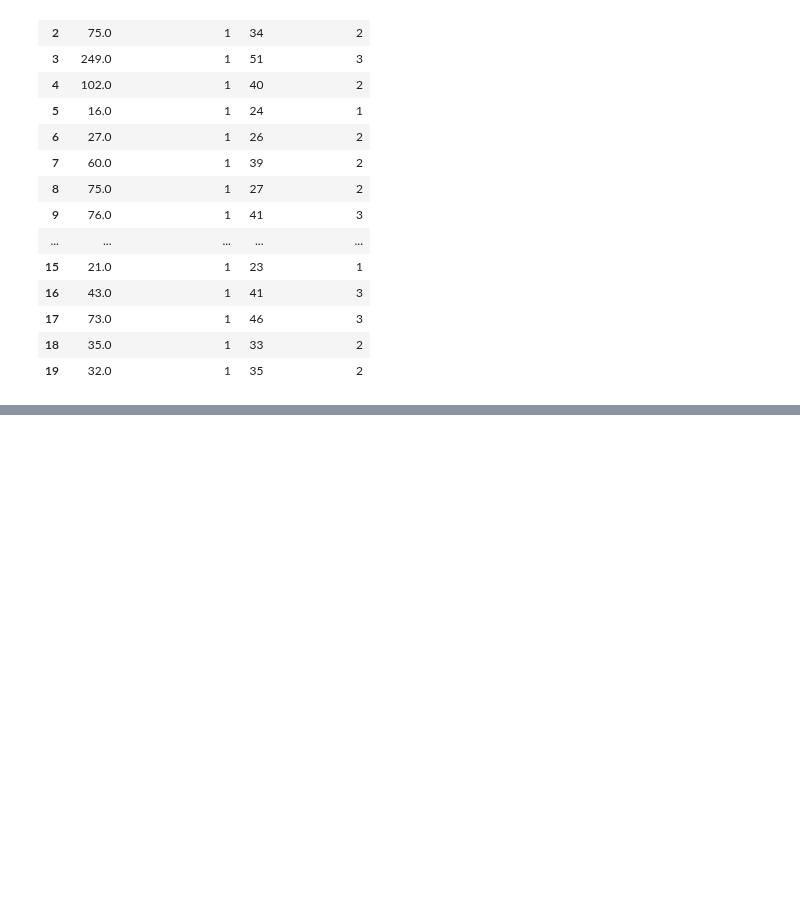
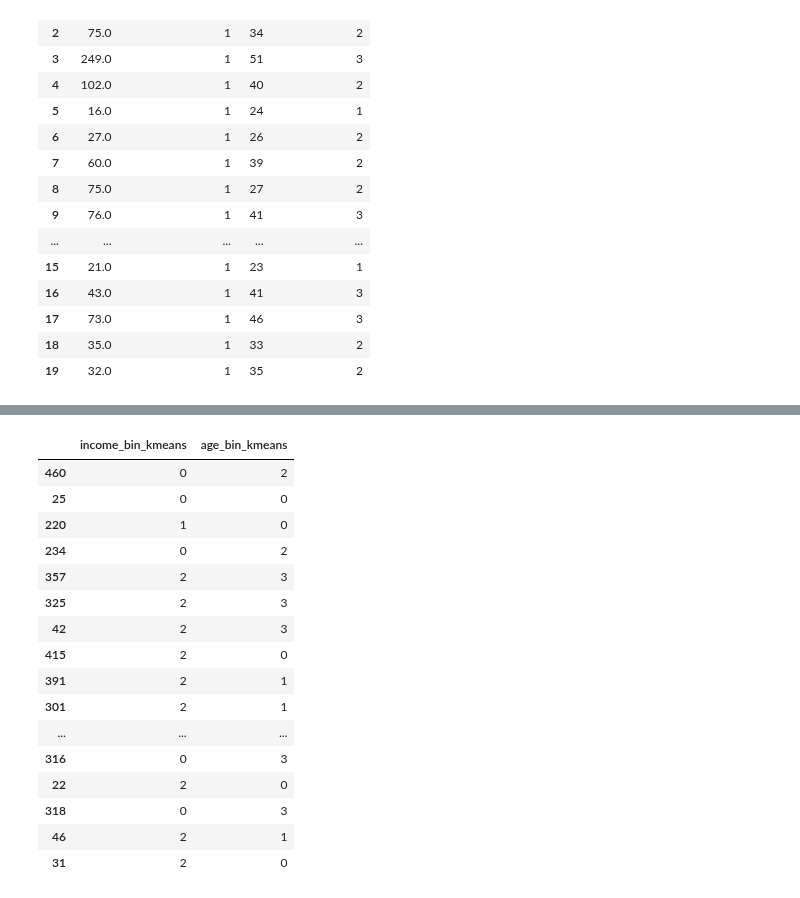
Before and after one commit to matinmahmoudi/Kaggle, a Jupyter notebook: complete-guide-to-transformation-from-a-to-z.ipynb, the cells around one changed output, grey strips where cells are left out. Cells and saved outputs as stored; diff of their text form; code cells hidden in the pictures; blank space fills up the shorter version.

```diff
--- a/complete-guide-to-transformation-from-a-to-z.ipynb
+++ b/complete-guide-to-transformation-from-a-to-z.ipynb
@@ -836,0 +940,47 @@ data_discretized[['income', 'income_bin_domain', 'age', 'age_bin_domain']].head(
+# %%
+from sklearn.cluster import KMeans
+import pandas as pd
+
+
+# Initialize the KMeans model for binning
+kmeans = KMeans(n_clusters=4, random_state=42)
+
+# Select the columns to discretize
+columns_to_discretize = ['income', 'age']
+
+# Fit the KMeans model to the training data and transform both training and testing data
+train_data_discretized = train_data.copy()
+test_data_discretized = test_data.copy()
+
+for column in columns_to_discretize:
+    # Reshape the data for KMeans
+    train_col_reshaped = train_data[[column]].values.reshape(-1, 1)
+    test_col_reshaped = test_data[[column]].values.reshape(-1, 1)
+
+    # Fit the KMeans model to the training data
+    kmeans.fit(train_col_reshaped)
+
+    # Transform the training and testing data
+    train_data_discretized[column + '_bin_kmeans'] = kmeans.predict(train_col_reshaped)
+    test_data_discretized[column + '_bin_kmeans'] = kmeans.predict(test_col_reshaped)
+
+# Display the first 20 rows to verify the k-means binning on training data
+train_data_discretized[[f'{col}_bin_kmeans' for col in columns_to_discretize]].head(20)
+# %% [output]
+|  | income_bin_kmeans | age_bin_kmeans |
+| 460 | 0 | 2 |
+| 25 | 0 | 0 |
+| 220 | 1 | 0 |
+| 234 | 0 | 2 |
+| 357 | 2 | 3 |
+| 325 | 2 | 3 |
+| 42 | 2 | 3 |
+| 415 | 2 | 0 |
+| 391 | 2 | 1 |
+| 301 | 2 | 1 |
+| ... | ... | ... |
+| 316 | 0 | 3 |
+| 22 | 2 | 0 |
+| 318 | 0 | 3 |
+| 46 | 2 | 1 |
+| 31 | 2 | 0 |
```
Also changed, not shown: parts of 5 cells of this notebook.
